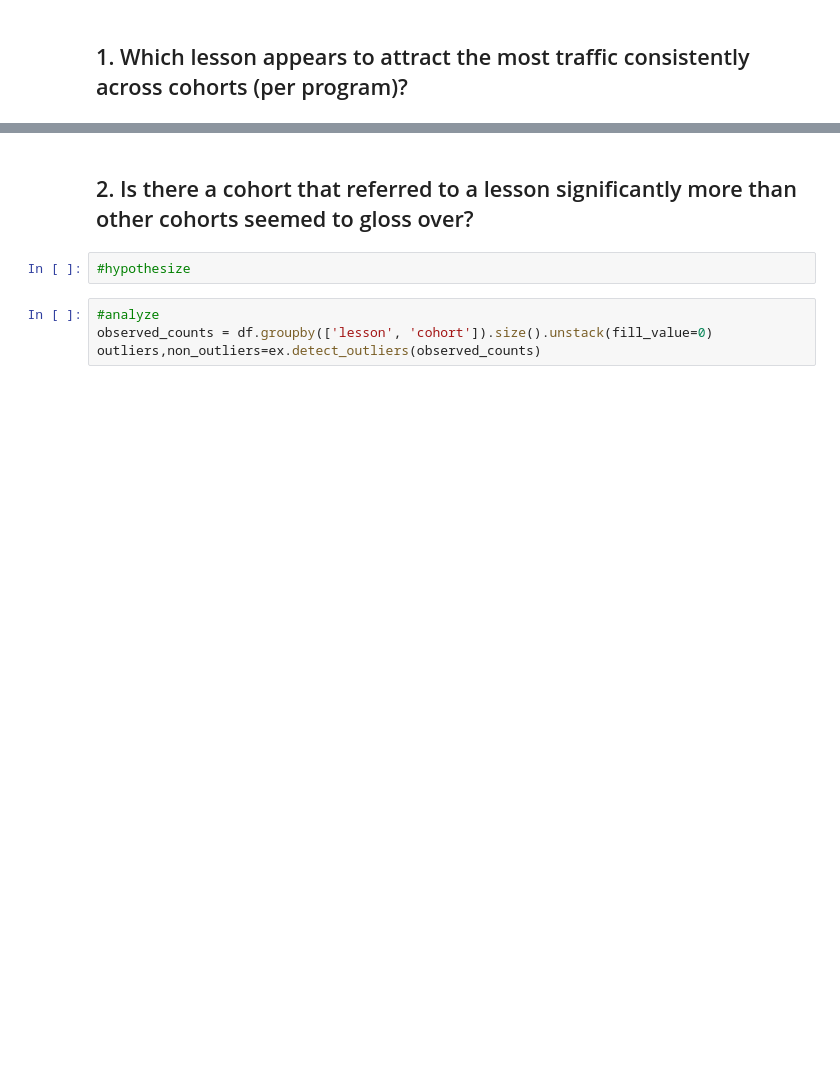
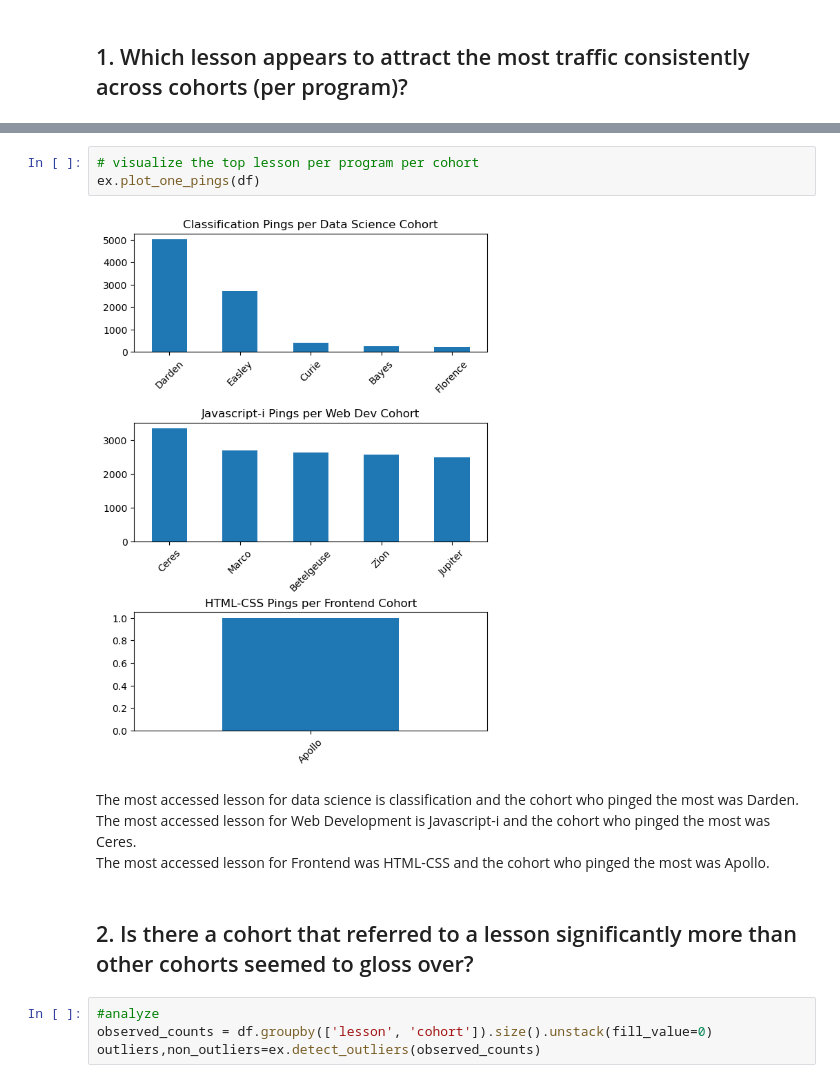
Before and after one commit to Access-Not-Found/project_anomaly, a Jupyter notebook: final_report.ipynb, the cells around one changed output, grey strips where cells are left out. Saved outputs shown, nothing was run; the diff lists cells and outputs as text; blank space fills up the shorter version.

```diff
--- a/final_report.ipynb
+++ b/final_report.ipynb
@@ -104,7 +114,16 @@ df.describe()
+# %%
+# visualize the top lesson per program per cohort
+ex.plot_one_pings(df)
+# %% [output]
+[figure, added]
+# %% [markdown]
+The most accessed lesson for data science is classification and the cohort who pinged the most was Darden.
+<br>
+The most accessed lesson for Web Development is Javascript-i and the cohort who pinged the most was Ceres.
+<br>
+The most accessed lesson for Frontend was HTML-CSS and the cohort who pinged the most was Apollo.
 # %% [markdown]
 ## 2. Is there a cohort that referred to a lesson significantly more than other cohorts seemed to gloss over?
-# %%
-#hypothesize
 # %%
 #analyze
 observed_counts = df.groupby(['lesson', 'cohort']).size().unstack(fill_value=0)
```
Also changed, not shown: parts of 27 cells of this notebook.
